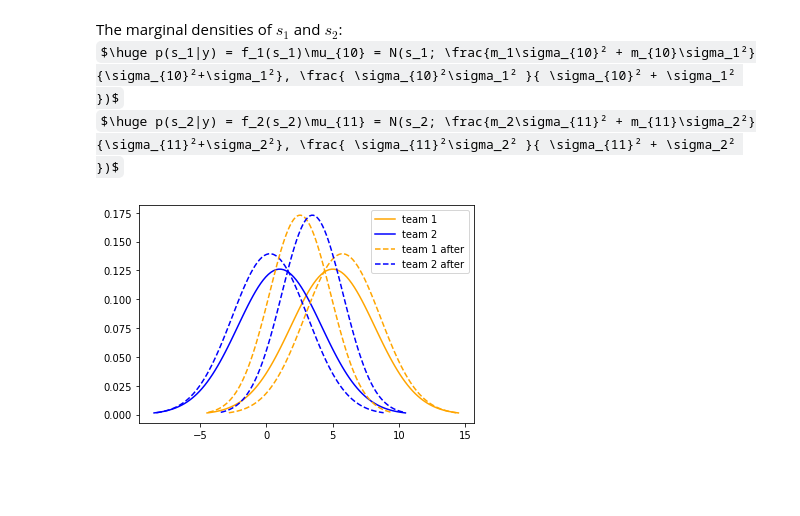
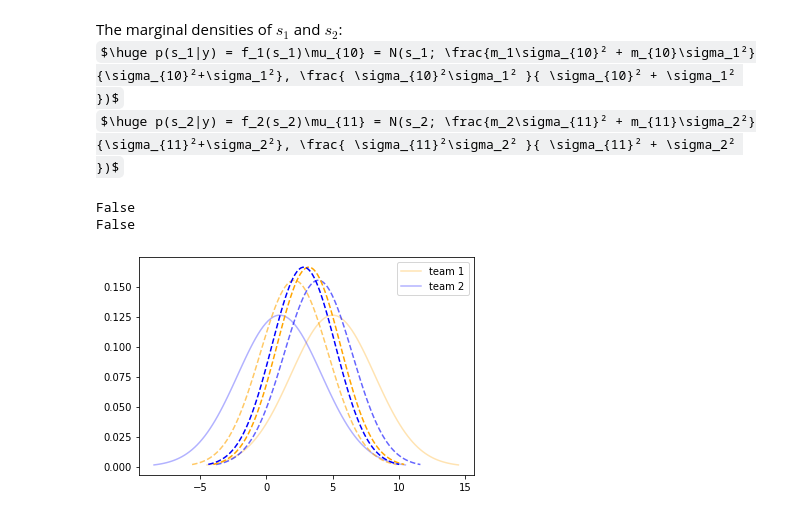
Before and after one commit to inquizition/Algorithms, a Jupyter notebook: Bayesian/Trueskill/main.ipynb, the cells around one changed output. Cells and saved outputs as stored; diff of their text form; code cells hidden in the pictures; some formulas as TeX source; blank space fills up the shorter version.

```diff
--- a/Bayesian/Trueskill/main.ipynb
+++ b/Bayesian/Trueskill/main.ipynb
@@ -29,12 +29,13 @@ class Team():
   def set_name(self, new_name):
     self.name = new_name
 
-  def plotDist(self, colour="black", linetype="dashed"):
+  def plotDist(self, colour="black", linetype="solid", alpha=1.0):
     sigma = math.sqrt(self.var)
     x = np.linspace(self.mu - 3*sigma, self.mu + 3*sigma, 100)
     line, = plt.plot(x, stats.norm.pdf(x, self.mu, sigma))
     line.set_color(colour)
     line.set_linestyle(linetype)
+    line.set_alpha(alpha)
 
   def __repr__(self):
     return "{}: mu={}, var={}".format(self.name,
@@ -127,28 +128,40 @@ def update_skills_MP(t1, t2, var_t, y_obs):
     t1.set_var(marginal_s1.var)
     t2.set_mu(marginal_s2.mean)
     t2.set_var(marginal_s2.var)
+    return mu5.var
+# %%
+def predict_winner(team1,team2, var_t):
+    m_pred = Message(team1.mu - team2.mu, team1.var + team2.var + var_t)
+    return (m_pred.mean > 0), m_pred.var
 # %%
 team1 = Team(5, 10, 'team1')
 team2 = Team(1, 10, 'team2')
 team3 = Team(5, 10, 'team3')
 team4 = Team(1, 10, 'team4')
 
-team1.plotDist("orange", "solid")
-team2.plotDist("blue", "solid")
+team1.plotDist("orange", alpha = 0.3)
+team2.plotDist("blue", alpha = 0.3)
 
 var_t = 3
+y_obs = 0
+y_pred,pred_var = predict_winner(team1, team2, var_t)
+print(y_pred == y_obs)
+
+updated_var_t = update_skills_MP(team1, team2, var_t, y_obs)
+
+team1.plotDist("orange","dashed", alpha = 0.6)
+team2.plotDist("blue", "dashed", alpha = 0.6)
+plt.legend(["team 1", "team 2"])
+
+y_pred,pred_var = predict_winner(team1, team2, updated_var_t)
 y_obs = 1
+print(y_pred == y_obs)
+updated_var_t = update_skills_MP(team1, team2, updated_var_t, y_obs)
 
-update_skills_MP(team1, team2, var_t, y_obs)
-
-team1.plotDist("orange")
-team2.plotDist("blue")
-plt.legend(["team 1", "team 2", "team 1 after", "team 2 after"])
-
-y_obs = 0
-update_skills_MP(team1, team2, var_t, y_obs)
-
-team1.plotDist("orange")
-team2.plotDist("blue")
+team1.plotDist("orange", "dashed",alpha = 1.0)
+team2.plotDist("blue","dashed", alpha = 1.0)
+plt.show()
 # %% [output]
+False
+False
-[figure, old version]
+[figure, new version]
```
Also changed, not shown: 1 other file.
